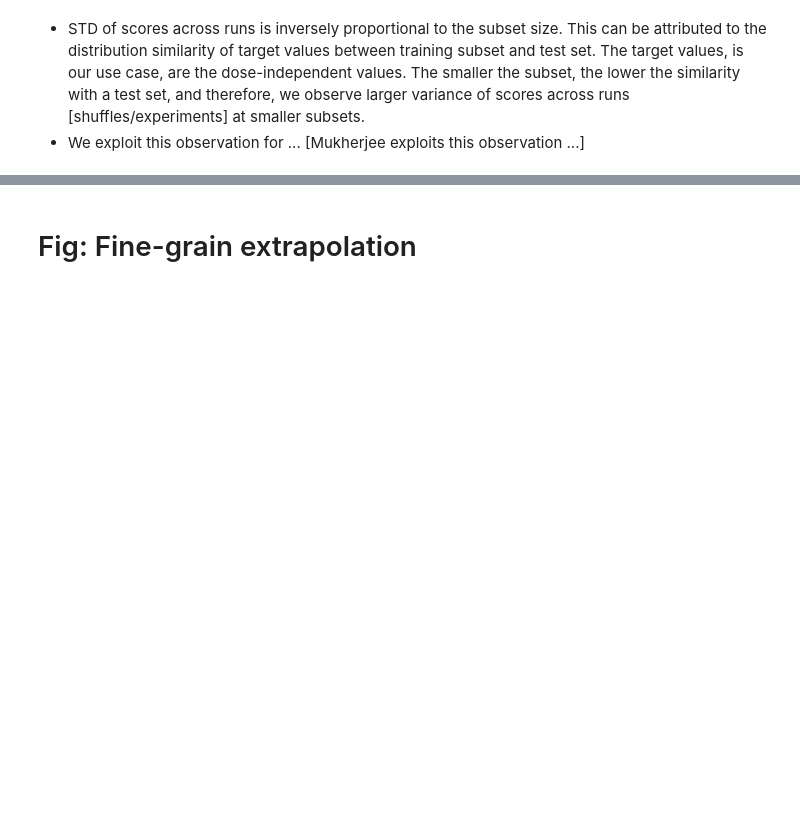
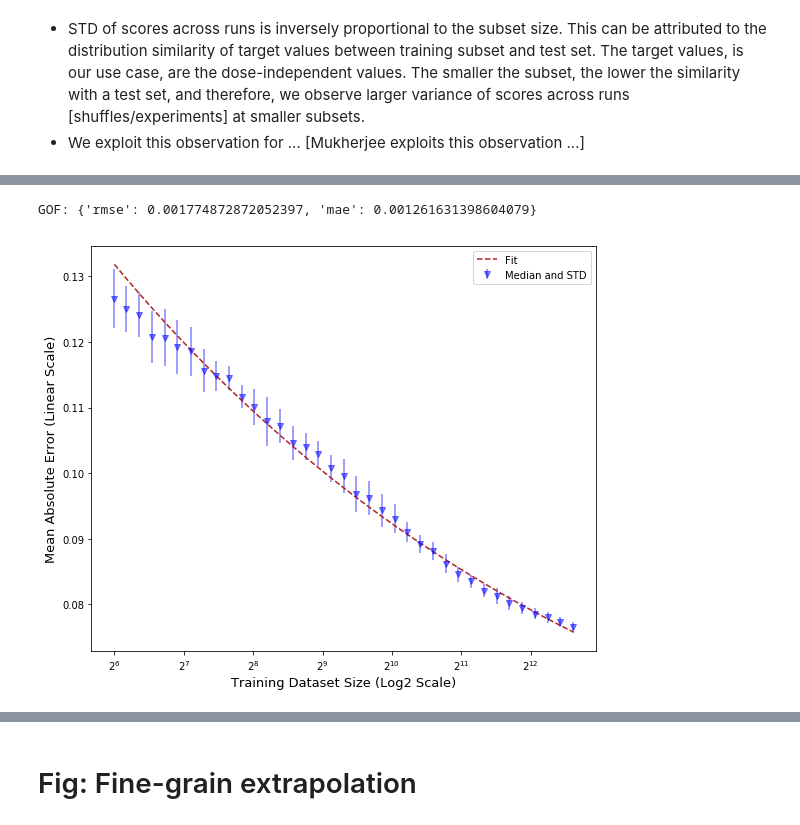
Before and after one commit to adpartin/LearningCurves, a Jupyter notebook: notebooks/ppr_rslt_fine_grain.ipynb, the cells around one changed output, grey strips where cells are left out. Drawn from its saved outputs; the diff is of its cells as text; code cells hidden in the pictures; blank space fills up the shorter version.

```diff
--- a/notebooks/ppr_rslt_fine_grain.ipynb
+++ b/notebooks/ppr_rslt_fine_grain.ipynb
@@ -127,7 +175,14 @@ plt.tight_layout()
 figsize = (6, 4.5)
 # figsize = (10, 8)
 metric_name = 'mean_absolute_error'
-xtick_scale, ytick_scale = 'log2', 'log2'
+xtick_scale, ytick_scale = 'log2', 'linear'
 
-plot_args = {'metric_name': metric_name, 'xtick_scale': xtick_scale, 'ytick_scale': xtick_scale, 'figsize': figsize}
+plot_args = {'metric_name': metric_name, 'xtick_scale': xtick_scale, 'ytick_scale': ytick_scale, 'figsize': figsize}
+# %%
+# The previous two figures should help decide which shards to use
+shift_idx = 0
+shift_idx_end = 37
+# scr = scores_te[shift_idx:].reset_index(drop=True)
+scr = scores_te[shift_idx:shift_idx_end].reset_index(drop=True)
+y_col_name = 'median'
 # %%
@@ -149,0 +203,34 @@ plt.tight_layout()
+# %%
+x = scr['tr_size']
+y = scr[y_col_name]
+yerr = scr['std']
+
+shard_min_idx = 0
+xf = x[shard_min_idx:]
+yf = y[shard_min_idx:]
+prms = fit_params(xf, yf)
+yfit = biased_powerlaw(xf, **prms)
+
+ax = None
+
+ax = lrn_crv_plot.plot_lrn_crv_new(x=x, y=y, yerr=yerr,
+                                   ax=ax, ls='', marker='v', alpha=0.5,
+                                   **plot_args, color='b', label='Median and STD')
+
+ax = lrn_crv_plot.plot_lrn_crv_new(x=xf, y=yfit,
+                                   ax=ax, ls='--', marker='', alpha=1,
+                                   **plot_args, color='firebrick', label='Fit')
+
+gof = calc_gof(yf, yfit)
+
+ax.legend(frameon=True, fontsize=10, loc='best')
+plt.tight_layout()
+ax.grid(False)
+# ax.set_xticks([2**i for i in range(2, 17)]) # GDSC
+# ax.set_xticks([2**i for i in range(2, 18)]) # Top6
+
+# save_fig(save_fig_path, fname=f'{src}_agg_median_std_fit_all')
+print('GOF:', gof)
+# %% [output]
+GOF: {'rmse': 0.001774872872052397, 'mae': 0.001261631398604079}
+[figure, added]
```
Also changed, not shown: parts of 15 cells of this notebook, 10 other files.
